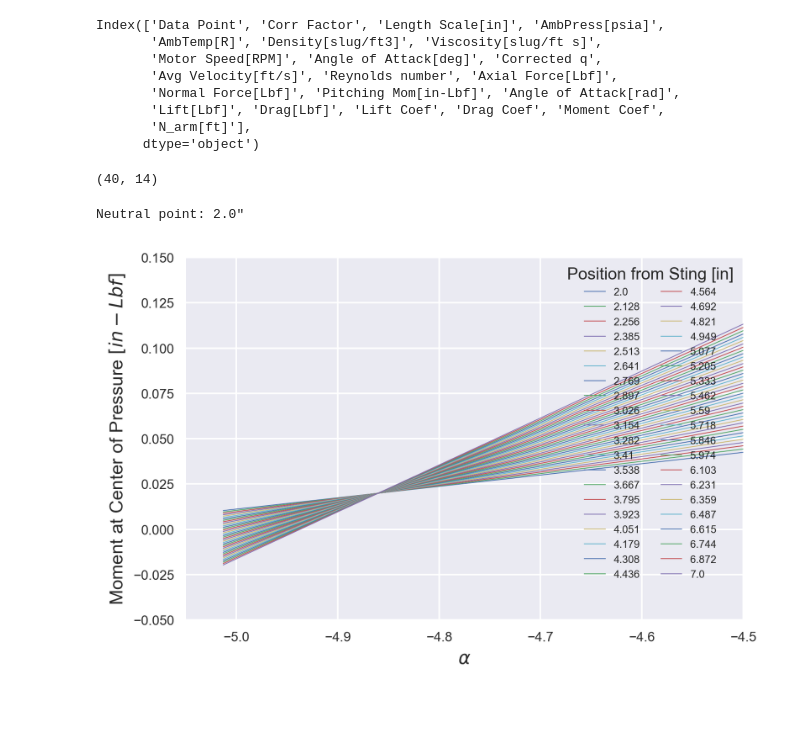
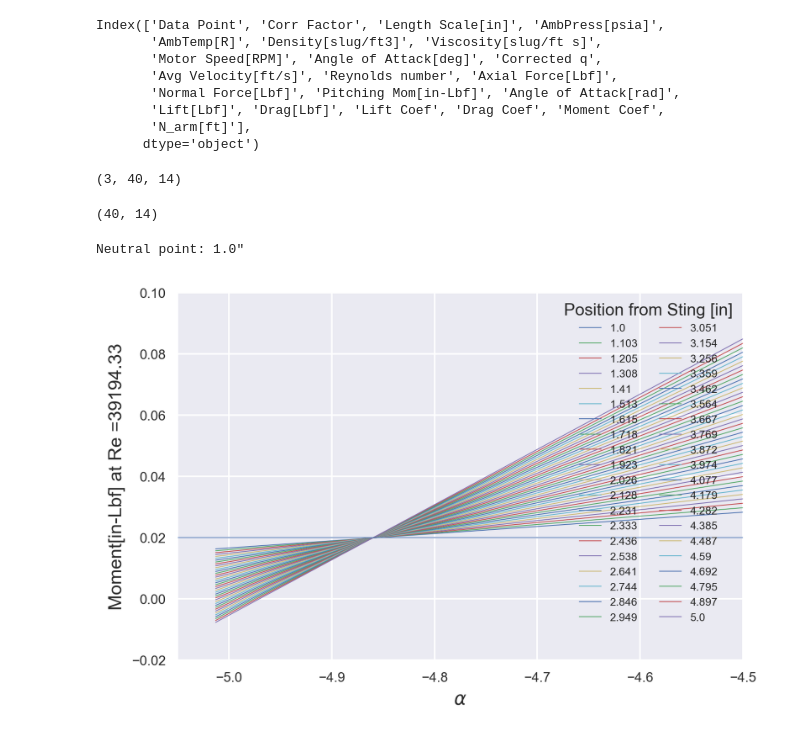
Before and after one commit to RandyChen233/AE460-aerodynamics-propulsion-Lab, a Jupyter notebook: design_lab/data_processing.ipynb, the cells around one changed output. Saved outputs shown, nothing was run; the diff lists cells and outputs as text; code cells hidden in the pictures; blank space fills up the shorter version.

```diff
--- a/design_lab/data_processing.ipynb
+++ b/design_lab/data_processing.ipynb
@@ -831,7 +831,7 @@ exp1_f_normal_off = df_list[0]['Normal Force[Lbf]']
 q4 = np.ndarray((3, 6, len(df_list[0]['Data Point'])))
 
 
-axial_pos = np.linspace(2, 7, 40)
+axial_pos = np.linspace(1, 5, 40)
 moments = np.ndarray((3, len(axial_pos), len(df_list[1])))
 # %%
 q4.shape
@@ -854,6 +854,8 @@ Index(['Data Point', 'Corr Factor', 'Length Scale[in]', 'AmbPress[psia]',
 #         print(j)
 # %%
 x_cp = []
+
+
 for j, speed in enumerate(df_list[1:]):
     for i, alpha in enumerate(speed['Angle of Attack[deg]']):
         #the index in my datasets starts at 1 lol
@@ -872,7 +874,7 @@ for j, speed in enumerate(df_list[1:]):
         c_l = f_lift/(q * S)
         c_d = f_drag/(q * S)
 
-        c_l_32_c_d = (c_l**(3/2))/c_d
+        #c_l_32_c_d = (c_l**(3/2))/c_d
 
         m_sting = speed['Pitching Mom[in-Lbf]'][i+1]
 
@@ -880,15 +882,19 @@ for j, speed in enumerate(df_list[1:]):
         x_cp.append(cen_press)
 
         for k, x in enumerate(axial_pos):
-            mom = f_normal*(x) - m_sting
+            mom =  f_normal*x - m_sting
             moments[j][k][i] = mom
 
         q4[j][0][i] = alpha
         q4[j][1][i] = l_d
-        q4[j][2][i] = c_l_32_c_d
+        #q4[j][2][i] = c_l_32_c_d
         q4[j][3][i] = c_l
         q4[j][4][i] = c_d
         q4[j][5][i] = cen_press
+# %%
+moments.shape
+# %% [output]
+(3, 40, 14)
 # %%
 # plt.figure(dpi=300);
 
@@ -904,22 +910,23 @@ moments[1].shape
 # %% [output]
 (40, 14)
 # %%
-#moments
 sums = np.ndarray((len(axial_pos)))
 plt.figure(dpi=300);
 for i, pos in enumerate(axial_pos):
     #i indicates axial location from the defined position array
+
     plt.plot(df_list[0]['Angle of Attack[deg]'], moments[1][i], label=round(pos,3))
-    sums[i] = np.sum(moments[1][i] + 0.032)
+    sums[i] = np.sum(moments[1][i]+0.02)
+    #print(np.isclose(moments[1][i],0.02))
 plt.xlabel(r'$\alpha$')
 plt.xlim(-5.05,-4.5);
-plt.ylim(-0.05,0.15);
-plt.ylabel('Moment at Center of Pressure $[in-Lbf]$')
-#plt.axhline(y=-0.032)
-plt.legend(title='Position from Sting [in]', loc='best', ncol=2,fontsize=6.3)
+plt.ylim(-0.02,0.1);
+plt.ylabel('Moment[in-Lbf] at Re =39194.33')
+plt.axhline(y=0.02)
+plt.legend(title='Position from Sting [in]', loc='best', ncol=2,fontsize=6.5)
 plt.savefig('moment.png', bbox_inches='tight', dpi=200)
 
 print(f'Neutral point: {axial_pos[np.argmin(np.absolute(sums))]}"')
 # %% [output]
-Neutral point: 2.0"
+Neutral point: 1.0"
-[figure, old version]
+[figure, new version]
```
Also changed, not shown: parts of 4 cells of this notebook, 4 other files.
